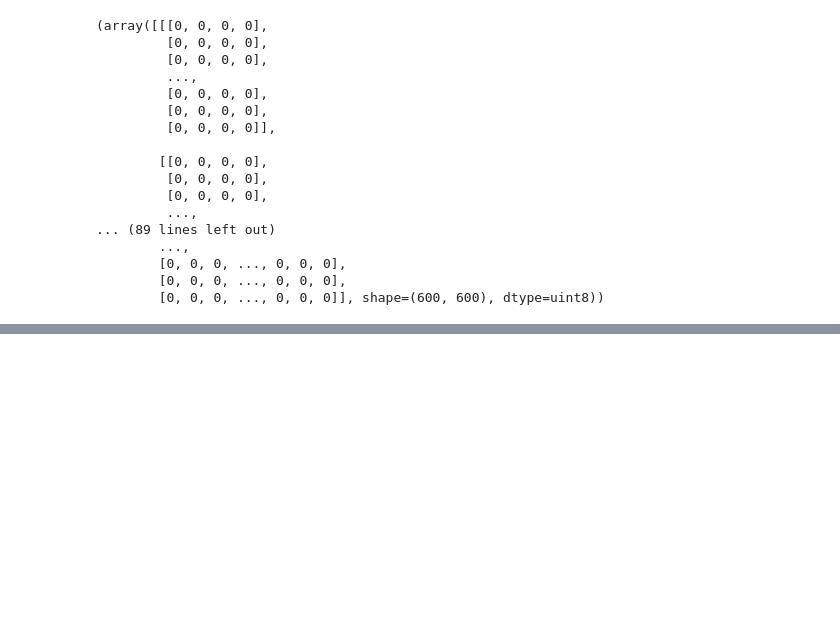
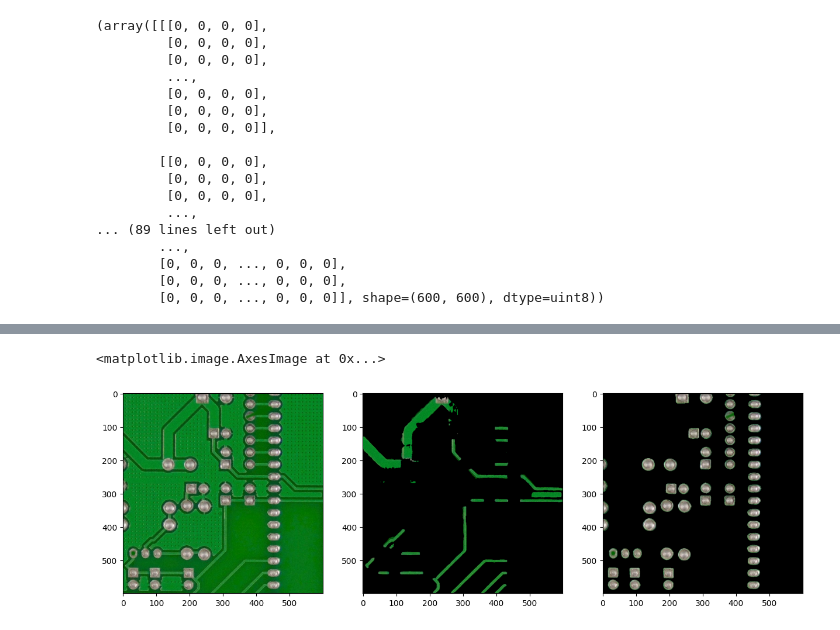
Before and after one commit to a13xbb/pcb-generation, a Jupyter notebook: sam_pipeline.ipynb, the cells around one changed output, grey strips where cells are left out. Saved outputs shown, nothing was run; the diff lists cells and outputs as text; code cells hidden in the pictures; blank space fills up the shorter version.

Commit message:
trying to segment copper traces

```diff
--- a/sam_pipeline.ipynb
+++ b/sam_pipeline.ipynb
@@ -115,0 +757,20 @@ extract_and_save_masks(results, 'contact_pads')
+# %%
+orig = cv2.imread("example.jpg")
+copper = cv2.imread("COPPER_TRACES/all_objects_combined.png")
+pads = cv2.imread("PADS/all_objects_combined.png")
+
+# Конвертируем BGR в RGB (OpenCV загружает в BGR)
+orig = cv2.cvtColor(orig, cv2.COLOR_BGR2RGB)
+pads = cv2.cvtColor(pads, cv2.COLOR_BGR2RGB)
+copper = cv2.cvtColor(copper, cv2.COLOR_BGR2RGB)
+
+# Создаём подграфики (1 строка, 3 колонки)
+fig, axes = plt.subplots(1, 3, figsize=(15, 5))
+
+# Отображаем изображения
+axes[0].imshow(orig)
+axes[1].imshow(copper)
+axes[2].imshow(pads)
+# %% [output]
+<matplotlib.image.AxesImage at 0x...>
+[figure, added]
```
Also changed, not shown: parts of 13 cells of this notebook.
